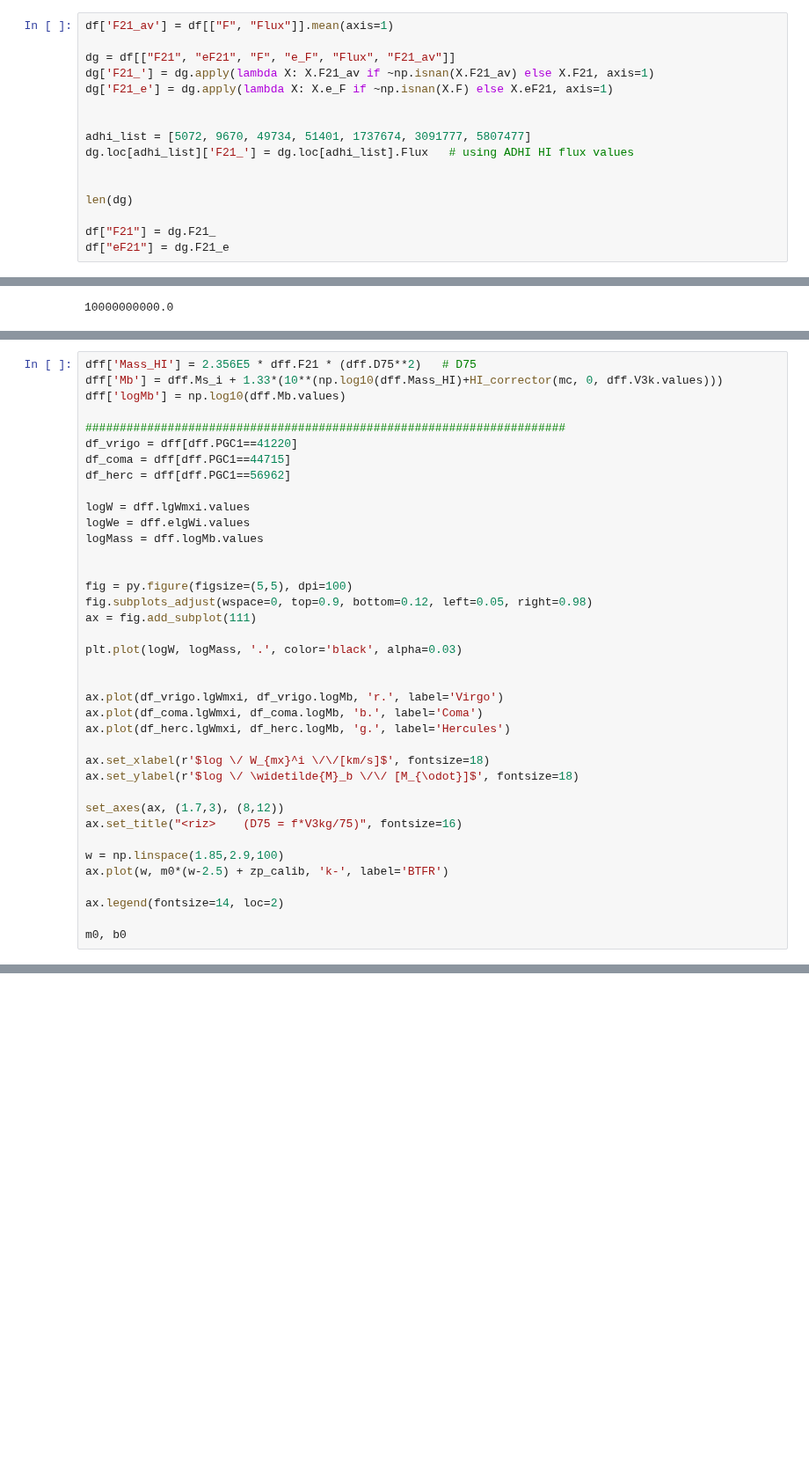
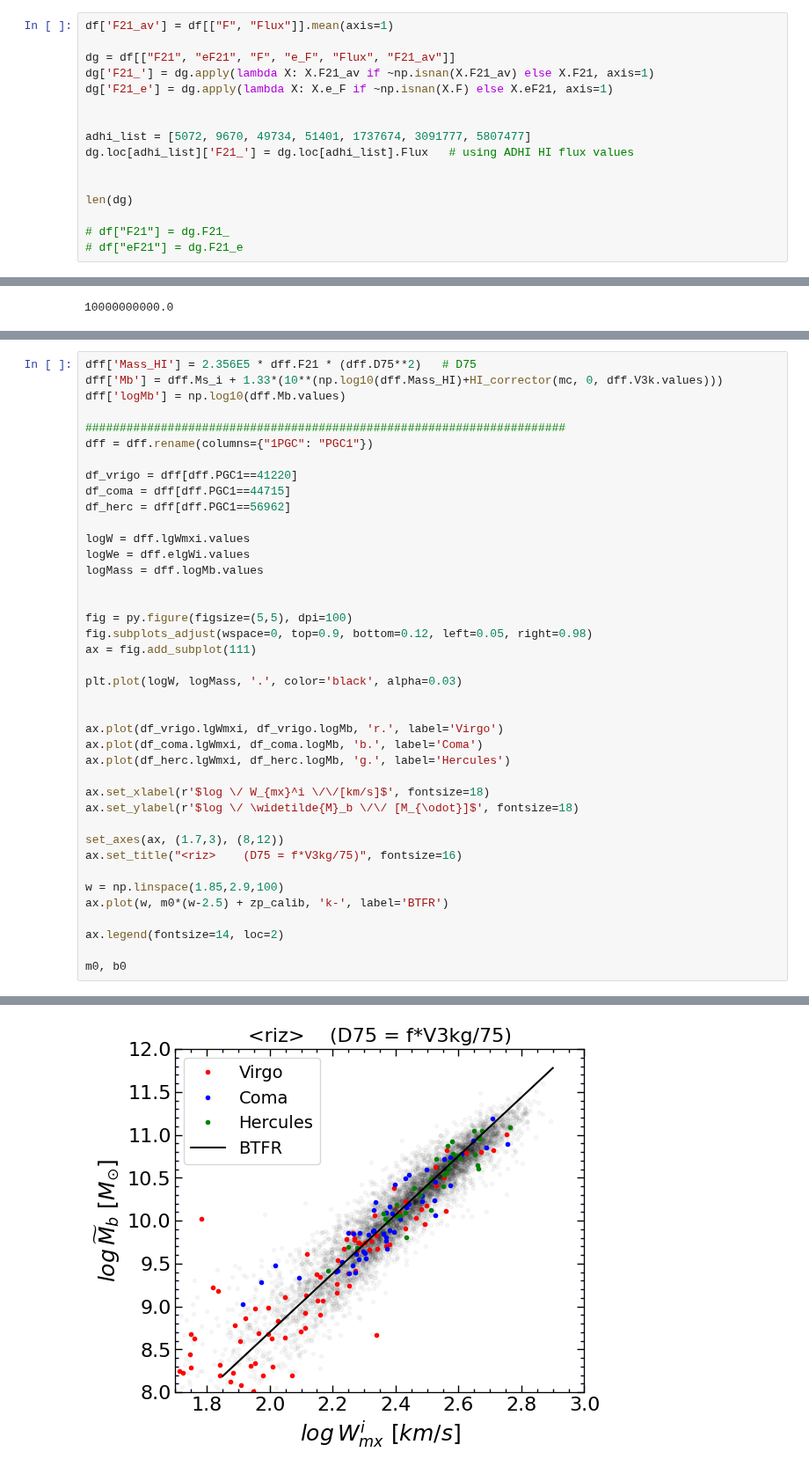
Before and after one commit to ekourkchi/test_TFRcatal, a Jupyter notebook: BTFR_MLratio_i.ipynb, the cells around one changed output, grey strips where cells are left out. Shown at 88% size. Drawn from its saved outputs; the diff is of its cells as text; blank space fills up the shorter version.

```diff
--- a/BTFR_MLratio_i.ipynb
+++ b/BTFR_MLratio_i.ipynb
@@ -171,8 +171,8 @@ dg.loc[adhi_list]['F21_'] = dg.loc[adhi_list].Flux   # using ADHI HI flux values
 
 len(dg)
 
-df["F21"] = dg.F21_
-df["eF21"] = dg.F21_e
+# df["F21"] = dg.F21_
+# df["eF21"] = dg.F21_e
 # %% [output]
 A value is trying to be set on a copy of a slice from a DataFrame.
 Try using .loc[row_indexer,col_indexer] = value instead
@@ -879,6 +971,8 @@ dff['Mb'] = dff.Ms_i + 1.33*(10**(np.log10(dff.Mass_HI)+HI_corrector(mc, 0, dff.
 dff['logMb'] = np.log10(dff.Mb.values)
 
 ######################################################################
+dff = dff.rename(columns={"1PGC": "PGC1"})
+
 df_vrigo = dff[dff.PGC1==41220]
 df_coma = dff[dff.PGC1==44715]
 df_herc = dff[dff.PGC1==56962]
@@ -911,3 +1005,4 @@ ax.plot(w, m0*(w-2.5) + zp_calib, 'k-', label='BTFR')
 ax.legend(fontsize=14, loc=2)
 
 m0, b0
+# %% [output]
@@ -914,2 +1010,3 @@ m0, b0
+[figure, added]
 # %%
 len(dff)
```
Also changed, not shown: parts of 18 cells of this notebook, 5 other files.
